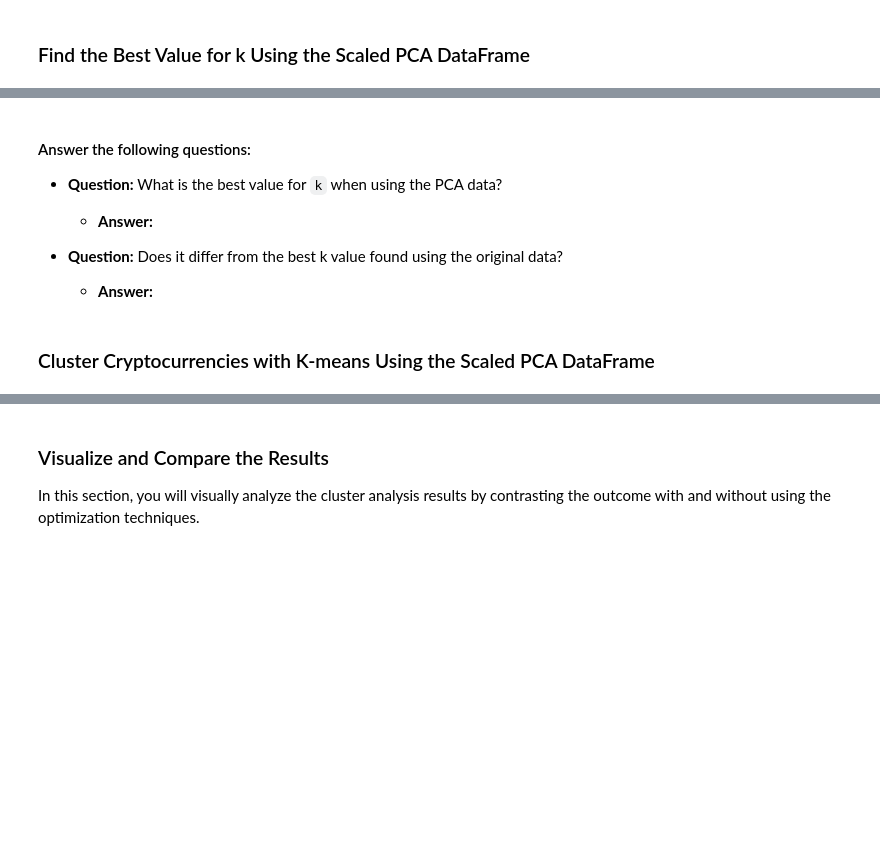
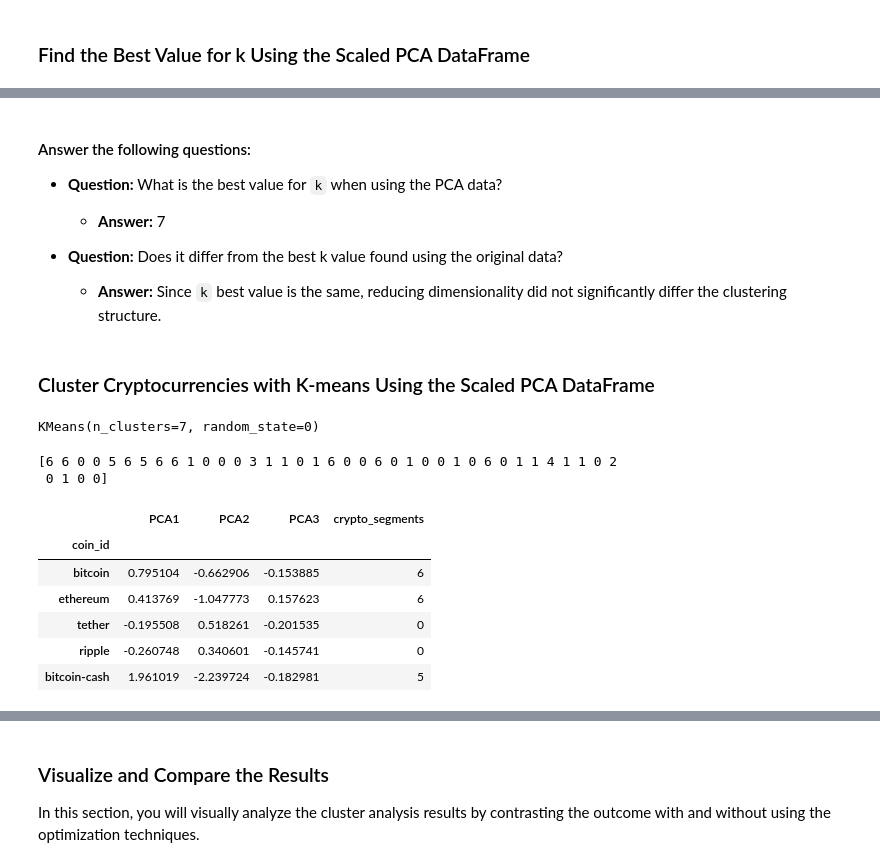
Before and after one commit to CassioSperb/Unsupervised-Learning-Challenge, a Jupyter notebook: Crypto_Clustering.ipynb, the cells around one changed output, grey strips where cells are left out. Drawn from its saved outputs; the diff is of its cells as text; code cells hidden in the pictures; blank space fills up the shorter version.

Commit message:
updating the crypto clustering completed

```diff
--- a/Crypto_Clustering.ipynb
+++ b/Crypto_Clustering.ipynb
@@ -268,30 +269,47 @@ elbow_plot_pca_crypto = elbo
 
 * **Question:** What is the best value for `k` when using the PCA data?
 
-  * **Answer:**
+  * **Answer:** 7
 
 
 * **Question:** Does it differ from the best k value found using the original data?
 
-  * **Answer:**
+  * **Answer:** Since `k` best value is the same, reducing dimensionality did not significantly differ the clustering structure.
 # %% [markdown]
 ### Cluster Cryptocurrencies with K-means Using the Scaled PCA DataFrame
 # %%
 # Initialize the K-Means model using the best value for k
+model = KMeans(n_clusters=7, random_state=0)
 # %%
 # Fit the K-Means model using the PCA data
+model.fit(crypto_pca_df)
+# %% [output]
+KMeans(n_clusters=7, random_state=0)
 # %%
 # Predict the clusters to group the cryptocurrencies using the scaled PCA DataFrame
-
+k_7 = model.predict(crypto_pca_df)
 
 # Print the resulting array of cluster values.
+print(k_7)
+# %% [output]
+[6 6 0 0 5 6 5 6 6 1 0 0 0 3 1 1 0 1 6 0 0 6 0 1 0 0 1 0 6 0 1 1 4 1 1 0 2
+ 0 1 0 0]
 # %%
 # Create a copy of the scaled PCA DataFrame
-
+prediction_pca_crypto_df = crypto_pca_df.copy()
 
 # Add a new column to the copy of the PCA DataFrame with the predicted clusters
-
+prediction_pca_crypto_df["crypto_segments"] = k_7
 
 # Display the copy of the scaled PCA DataFrame
+prediction_pca_crypto_df.head()
+# %% [output]
+|  | PCA1 | PCA2 | PCA3 | crypto_segments |
+| coin_id |  |  |  |  |
+| bitcoin | 0.795104 | -0.662906 | -0.153885 | 6 |
+| ethereum | 0.413769 | -1.047773 | 0.157623 | 6 |
+| tether | -0.195508 | 0.518261 | -0.201535 | 0 |
+| ripple | -0.260748 | 0.340601 | -0.145741 | 0 |
+| bitcoin-cash | 1.961019 | -2.239724 | -0.182981 | 5 |
 # %%
 # Create a scatter plot using hvPlot by setting
```
Also changed, not shown: parts of 9 cells of this notebook.
